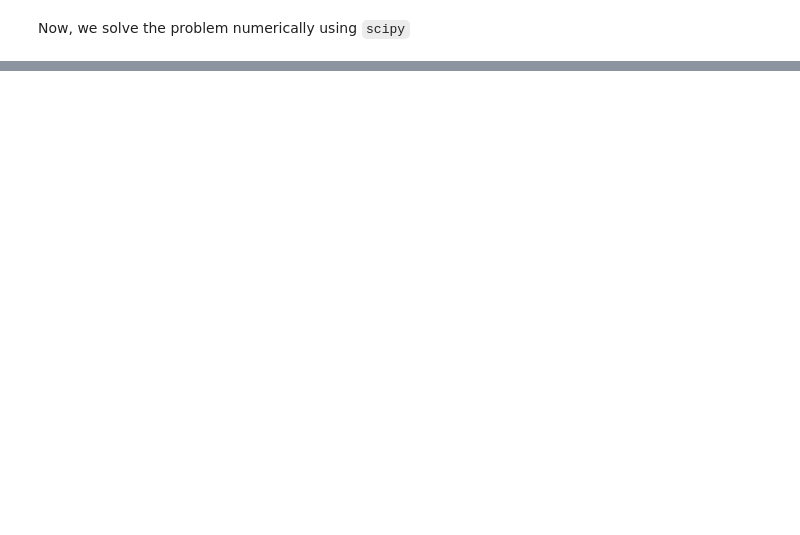
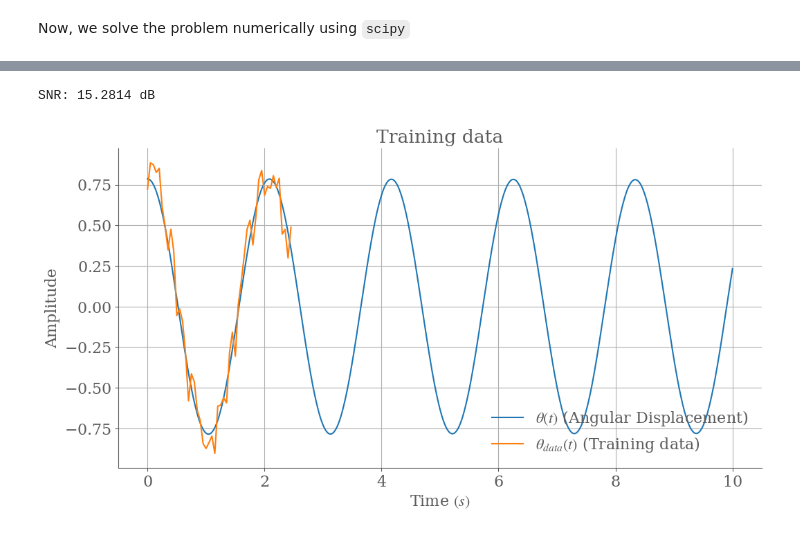
Before and after one commit to dortiz5/ihealth-pinns-workshop, a Jupyter notebook: notebooks/activity-1.ipynb, the cells around one changed output, grey strips where cells are left out. Saved outputs shown, nothing was run; the diff lists cells and outputs as text; code cells hidden in the pictures; blank space fills up the shorter version.

```diff
--- a/notebooks/activity-1.ipynb
+++ b/notebooks/activity-1.ipynb
@@ -142,0 +230,26 @@ plt.show()
+# %%
+# Add gaussian noise
+noise = np.random.normal(0,0.1,theta.shape[0])
+theta_data = theta + noise
+print(f'SNR: {calculate_snr(theta_data, noise):.4f} dB')
+
+# Resample to 10Hz and cut to 2.5s
+resample = 5    # resample to 10Hz
+ctime = int(2.5*100)  # 2.5s times 100Hz
+
+theta_data = theta_data[:ctime:resample]
+t_eval = t_eval[:ctime:resample]
+
+# We graph the observed data
+plt.figure(figsize=(12, 6))
+plt.plot(t, theta, label=r'$\theta(t)$ (Angular Displacement)')
+plt.plot(t_eval, theta_data, label=r'$\theta_{data}(t)$ (Training data)')
+plt.xlabel(r'Time $(s)$')
+plt.ylabel('Amplitude')
+plt.legend(loc='lower right', frameon=False)
+plt.title('Training data')
+plt.grid(True)
+plt.show()
+# %% [output]
+SNR: 15.2814 dB
+[figure, added]
```
Also changed, not shown: parts of 14 cells of this notebook, 4 other files.
